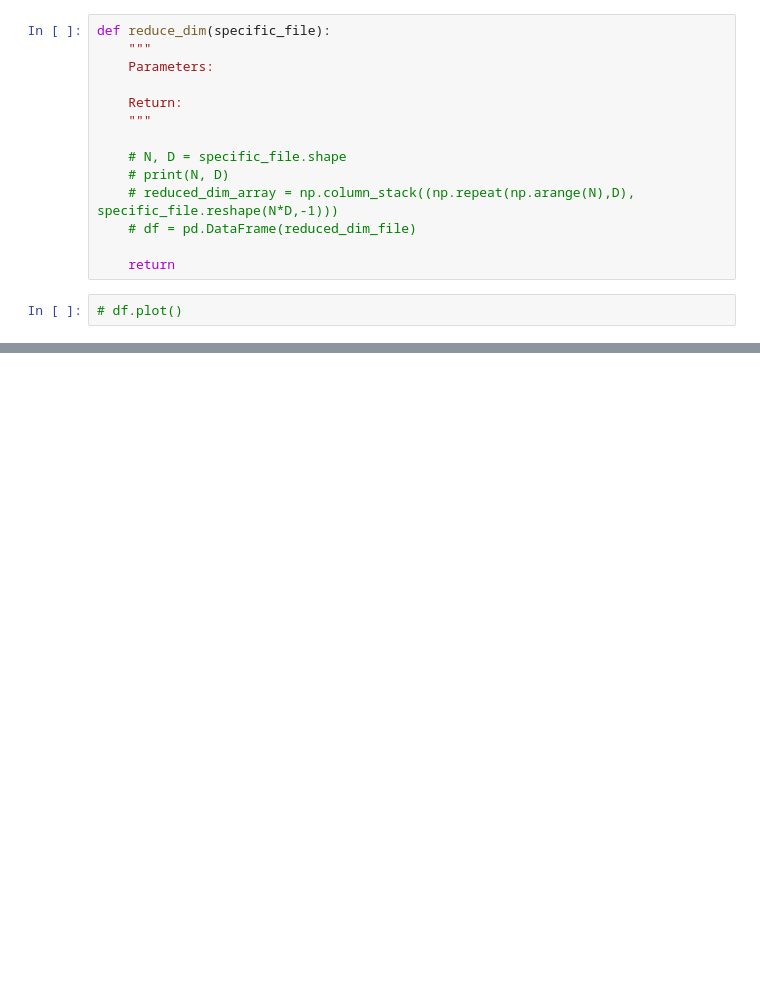
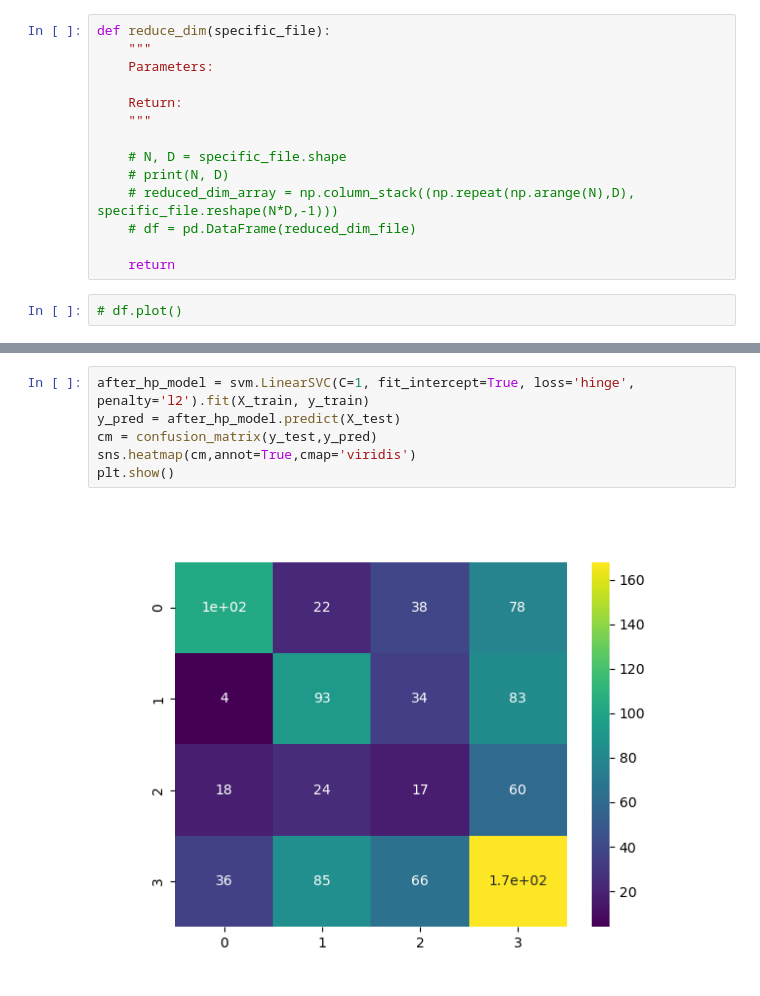
Before and after one commit to Brinkley97/csci_535_multimodal_probabilistic_learning, a Jupyter notebook: hw/2-multimodal_machine_learning_for_emotion_recognition/audio-play.ipynb, the cells around one changed output, grey strips where cells are left out. Cells and saved outputs as stored; diff of their text form; blank space fills up the shorter version.

```diff
--- a/hw/2-multimodal_machine_learning_for_emotion_recognition/audio-play.ipynb
+++ b/hw/2-multimodal_machine_learning_for_emotion_recognition/audio-play.ipynb
@@ -118,0 +261,8 @@ True
+# %%
+after_hp_model = svm.LinearSVC(C=1, fit_intercept=True, loss='hinge', penalty='l2').fit(X_train, y_train)
+y_pred = after_hp_model.predict(X_test)
+cm = confusion_matrix(y_test,y_pred)
+sns.heatmap(cm,annot=True,cmap='viridis')
+plt.show()
+# %% [output]
+[figure, added]
```
Also changed, not shown: parts of 20 cells of this notebook, 1 other file.
